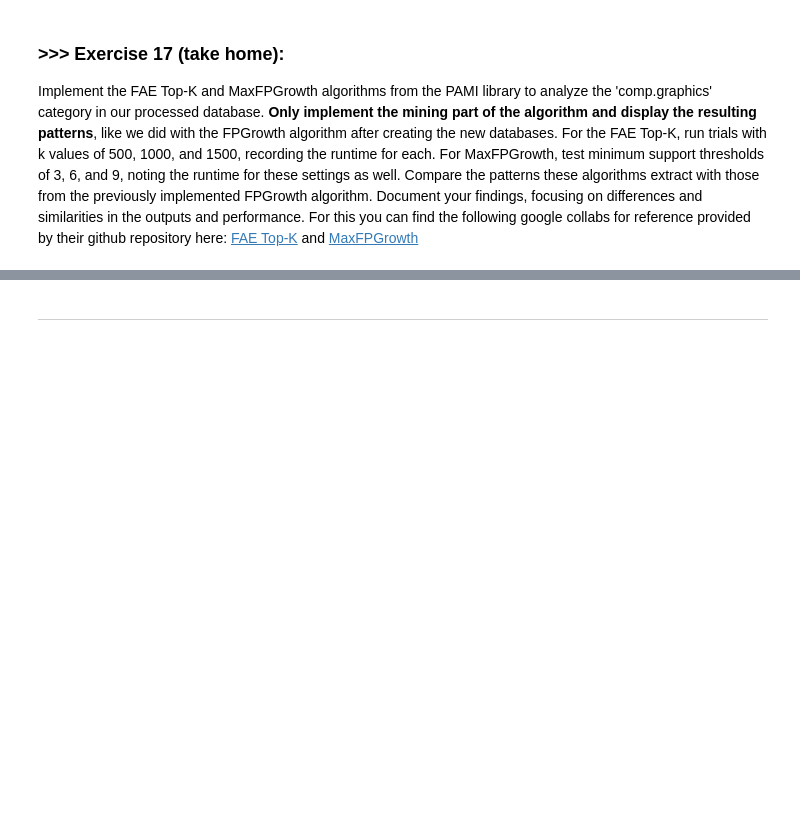
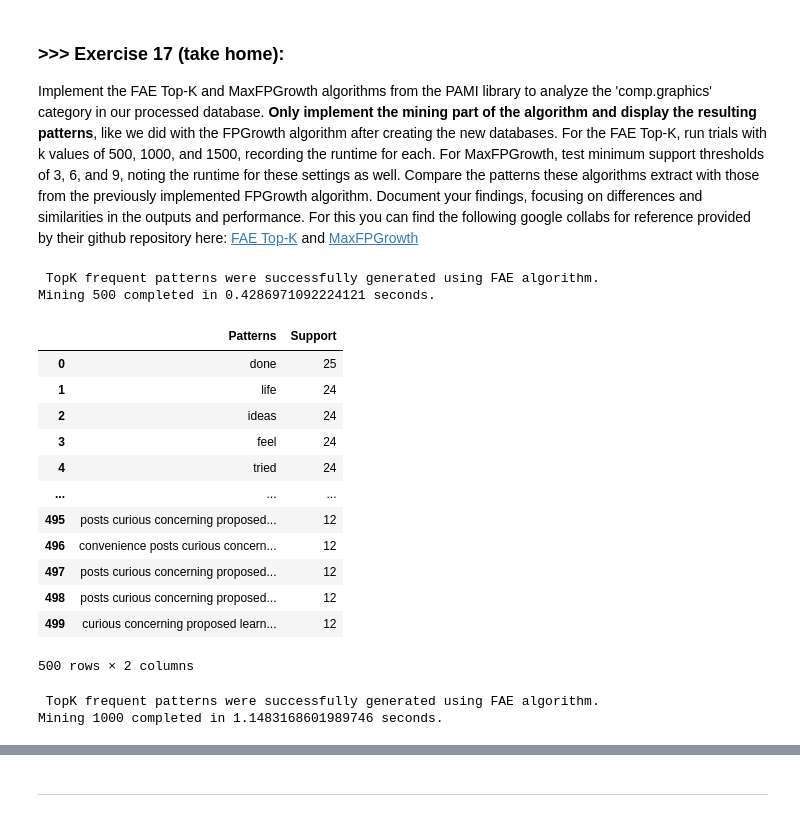
Before and after one commit to nyraa/DM2025-Lab1-Exercise, a Jupyter notebook: DM2025-Lab1-Master.ipynb, the cells around one changed output, grey strips where cells are left out. Drawn from its saved outputs; the diff is of its cells as text; code cells hidden in the pictures; blank space fills up the shorter version.

```diff
--- a/DM2025-Lab1-Master.ipynb
+++ b/DM2025-Lab1-Master.ipynb
@@ -1982,0 +1980,38 @@ Implement the FAE Top-K and MaxFPGrowth algorithms from the PAMI library to anal
+# %%
+# Answer Here
+from PAMI.frequentPattern.topk import FAE as alg
+inputFile = 'td_freq_db_comp_graphics.csv'
+seperator = '\t'
+# %%
+kCount=500
+obj_fae_500 = alg.FAE(iFile=inputFile, k=kCount, sep=seperator)
+obj_fae_500.mine()
+print(f"Mining {kCount} completed in {obj_fae_500.getRuntime()} seconds.")
+# %% [output]
+ TopK frequent patterns were successfully generated using FAE algorithm.
+Mining 500 completed in 0.4286971092224121 seconds.
+# %%
+fae_500_df = obj_fae_500.getPatternsAsDataFrame()
+fae_500_df
+# %% [output]
+|  | Patterns | Support |
+| 0 | done | 25 |
+| 1 | life | 24 |
+| 2 | ideas | 24 |
+| 3 | feel | 24 |
+| 4 | tried | 24 |
+| ... | ... | ... |
+| 495 | posts curious concerning proposed... | 12 |
+| 496 | convenience posts curious concern... | 12 |
+| 497 | posts curious concerning proposed... | 12 |
+| 498 | posts curious concerning proposed... | 12 |
+| 499 | curious concerning proposed learn... | 12 |
+500 rows × 2 columns
+# %%
+kCount=1000
+obj_fae_1000 = alg.FAE(iFile=inputFile, k=kCount, sep=seperator)
+obj_fae_1000.mine()
+print(f"Mining {kCount} completed in {obj_fae_1000.getRuntime()} seconds.")
+# %% [output]
+ TopK frequent patterns were successfully generated using FAE algorithm.
+Mining 1000 completed in 1.1483168601989746 seconds.
```
Also changed, not shown: parts of 32 cells of this notebook, 6 other files.
